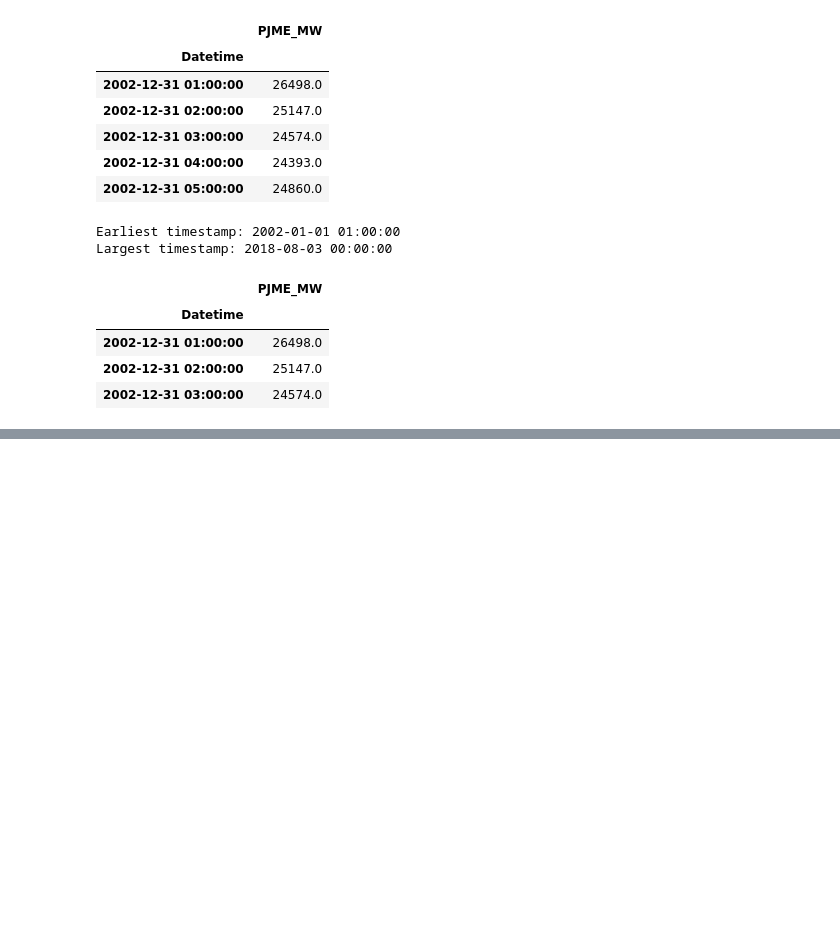
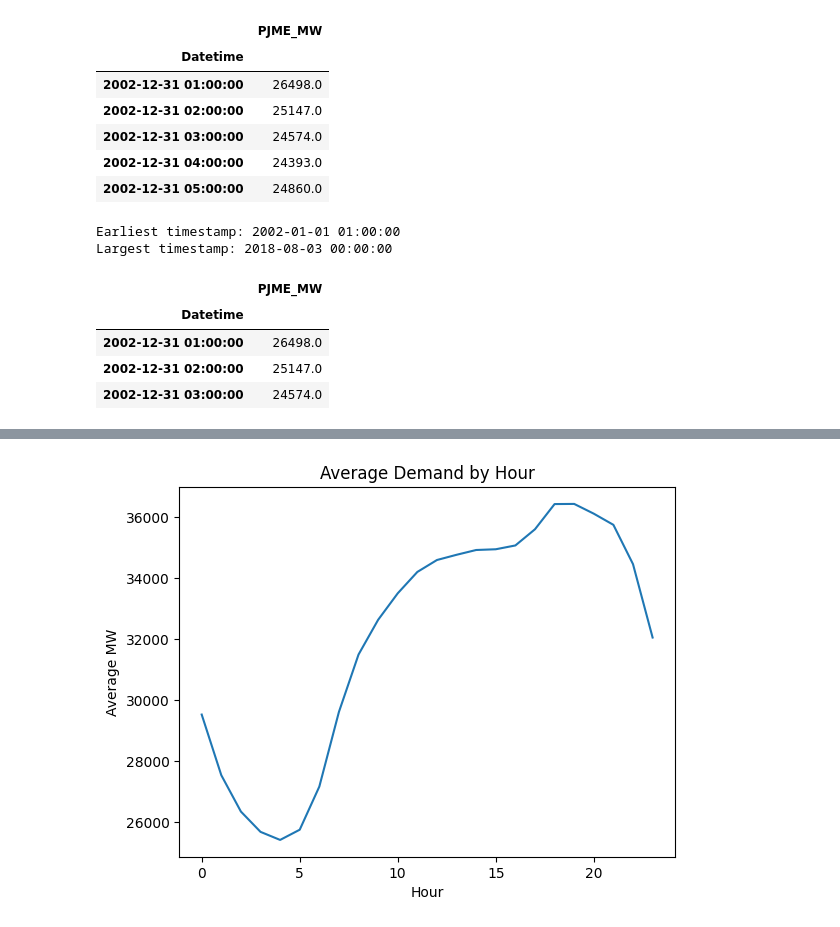
Before and after one commit to Prakalp-74/pjm-energy-demand-forecasting, a Jupyter notebook: Untitled.ipynb, the cells around one changed output, grey strips where cells are left out. Saved outputs shown, nothing was run; the diff lists cells and outputs as text; code cells hidden in the pictures; blank space fills up the shorter version.

```diff
--- a/Untitled.ipynb
+++ b/Untitled.ipynb
@@ -80,0 +109,10 @@ Largest timestamp: 2018-08-03 00:00:00
+# %%
+hourly = df.groupby(df.index.hour)["PJME_MW"].mean()
+# %%
+hourly.plot()
+plt.title("Average Demand by Hour")
+plt.xlabel("Hour")
+plt.ylabel("Average MW")
+plt.show()
+# %% [output]
+[figure, added]
```
Also changed, not shown: parts of 9 cells of this notebook.
